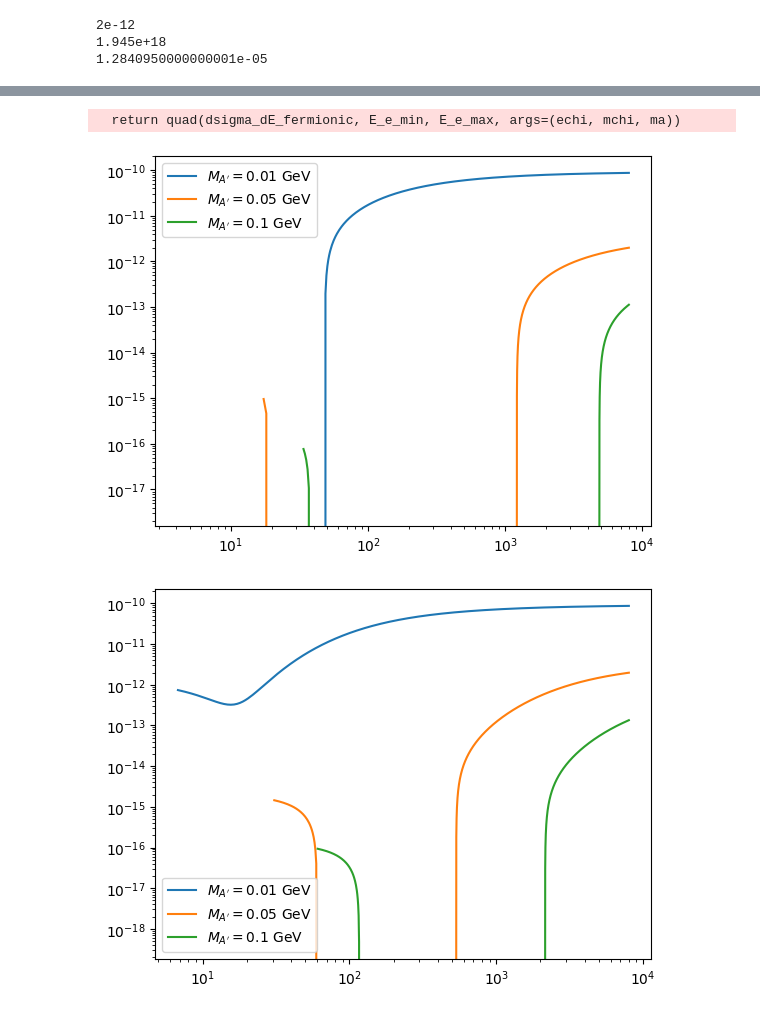
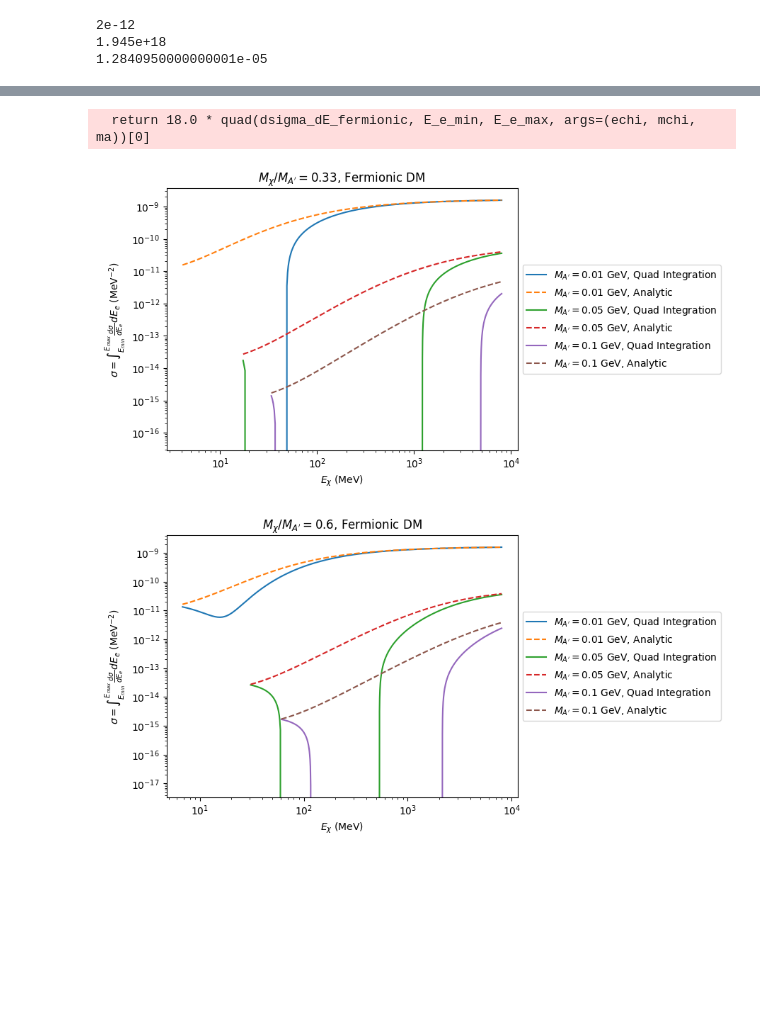
Before and after one commit to amh-137/DarkElectronScatter, a Jupyter notebook: notebooks/BdNMC_distributions.ipynb, the cells around one changed output, grey strips where cells are left out. Cells and saved outputs as stored; diff of their text form; code cells hidden in the pictures; blank space fills up the shorter version.

Commit message:
fixed quad (z=18 argon factors)

```diff
--- a/notebooks/BdNMC_distributions.ipynb
+++ b/notebooks/BdNMC_distributions.ipynb
@@ -10,6 +10,18 @@ from scipy.integrate import quad
 ## $E_e(\theta)$
 # %%
 def Ee_theta(theta, Ex, mx):
+    """Electron energy as a function of the scattering angle theta
+    Max for theta = 0
+    Min for theta = pi/2
+
+    Args:
+        theta (float): angle (radians)
+        Ex (float, np.array): Energy of the DM particle (MeV)
+        mx (float): mass of tje DM particle (MeV)
+
+    Returns:
+        float, np.array: Electron energies (MeV)
+    """
     me = 0.511 # MeV
     num = me * ((Ex + me)*(Ex+me)+(Ex**2 - mx**2)*np.cos(theta)**2)
     den = ((Ex + me)**2 - (Ex**2 - mx**2)*np.cos(theta)**2)
@@ -192,7 +205,8 @@ def sigma_scalar(Ee, EDM, MDM, MDP):
     F2N2 = (2 * EDM * Me + MDM * MDM) * np.log(2 * Ee * Me - 2 * Me * Me + MDP * MDP)
     F2D = 4 * Me * Me * (EDM * EDM - MDM * MDM)
     rF2 = -(F2N1 + F2N2) / F2D
-    return 4 * np.pi * kappa * kappa * alphaEM * alphaD * rF2
+    # Z = 18
+    return 18 * 4 * np.pi * kappa * kappa * alphaEM * alphaD * rF2
 # %%
 dts = [0.33, 0.6, 2.0]
 MAs = [0.01*1000, 0.05*1000, 0.1*1000] # MeV
@@ -227,36 +241,42 @@ for dt in dts:
 # %%
 # use scipy to integrate dsigma_dE
 
 def integrator(E_e_max : float, E_e_min : float, echi : float, mchi : float, ma : float):
-    return quad(dsigma_dE_fermionic, E_e_min, E_e_max, args=(echi, mchi, ma))
+
+    # Z = 18
+    return 18.0 * quad(dsigma_dE_fermionic, E_e_min, E_e_max, args=(echi, mchi, ma))[0]
 
 dts = [0.33, 0.6, 2.0]
 MAs = [0.01*1000, 0.05*1000, 0.1*1000] # MeV
 
 for dt in dts:
     fig = plt.figure()
     ax = fig.add_subplot(111)
     for ma in MAs:
 
         mchi = dt * ma
         EDM = np.linspace(mchi, 8000, 10000) # mchi to 8 GeV is typical for 0.33, eta, 0.05 MA
 
         cx = []
         for echi in EDM:
             E_e_min = Ee_theta(np.pi/2, echi, mchi)
             E_e_max = Ee_theta(0, echi, mchi)
-            cx.append(integrator(E_e_max, E_e_min, echi, mchi, ma)[0])
+            cx.append(integrator(E_e_max, E_e_min, echi, mchi, ma))
 
 
         #print(cx)
         #print(f"plotting {ma}")
-        ax.plot(EDM, cx, label=r"$M_{A'}=$"+f'{ma/1000} GeV')
+        ax.plot(EDM, cx, label=r"$M_{A'}=$"+f'{ma/1000} GeV, Quad Integration')
+        ax.plot(EDM, sigma_fermionic(Ee_theta(0, EDM, mchi), EDM, mchi, ma) - sigma_fermionic(Ee_theta(np.pi/2, EDM, mchi), EDM, mchi, ma), label=r"$M_{A'}=$"+f'{ma/1000} GeV, Analytic', linestyle='dashed')
+        #ax.vlines(mchi, 10e-9, 10e-15, colors="k", linestyles='dashed')
+    # move the legend outside the plot
+    ax.legend(loc='center left', bbox_to_anchor=(1, 0.5))
+    ax.loglog()
+    ax.set(xlabel=r'$E_\chi$ (MeV)', ylabel=r'$\sigma=\int_{E_{min}}^{E_{max}} \frac{d \sigma} {d E_e} dE_e$ (MeV$^{-2})$', title=r"$M_\chi / M_{A'}=$"+f'{dt}, Fermionic DM')
 
-    ax.legend()
-    ax.loglog()
-
+    fig.savefig(f"../plots/distributions/sigma_fermionic_dt_{dt}_quad.png")
     plt.show()
 # %% [output]
-  return quad(dsigma_dE_fermionic, E_e_min, E_e_max, args=(echi, mchi, ma))
+  return 18.0 * quad(dsigma_dE_fermionic, E_e_min, E_e_max, args=(echi, mchi, ma))[0]
-[figure, old version]
+[figure, new version]
-[figure, old version]
+[figure, new version]
```
Also changed, not shown: parts of 3 cells of this notebook.
